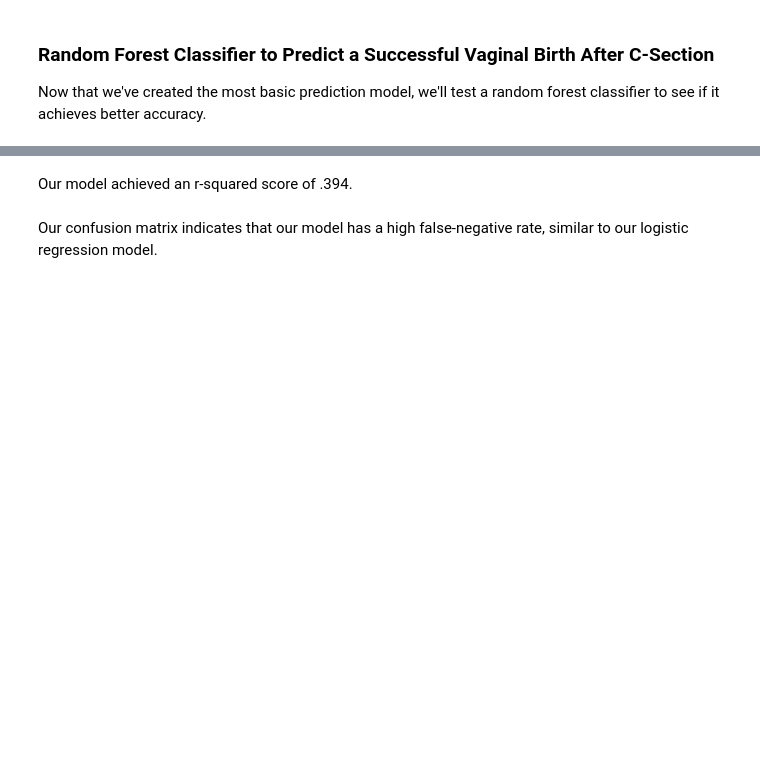
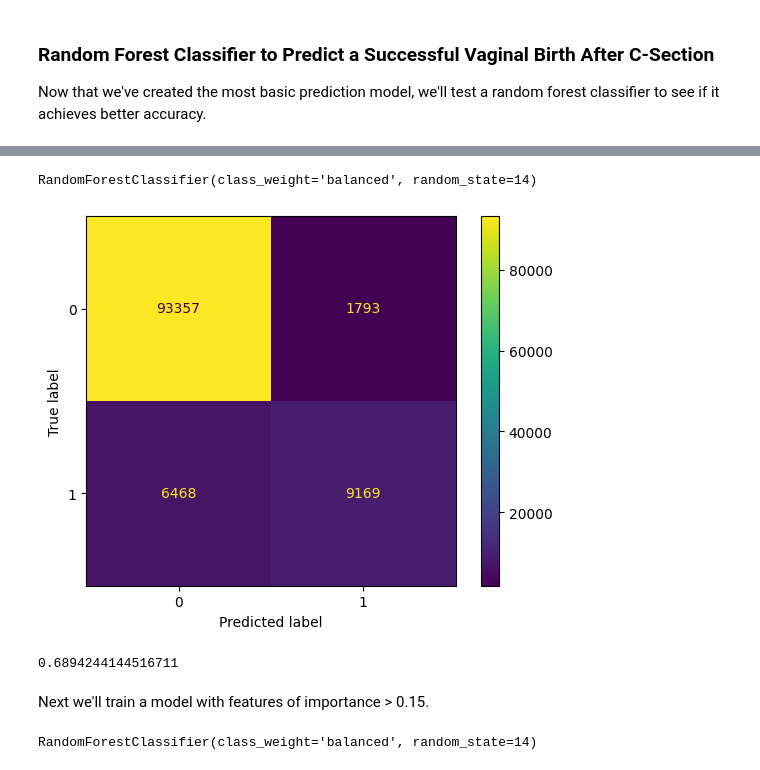
Before and after one commit to shroommu/natality-stats, a Jupyter notebook: notebooks/exploratory/vbac/03_02_modeling_rfc.ipynb, the cells around one changed output, grey strips where cells are left out. Saved outputs shown, nothing was run; the diff lists cells and outputs as text; code cells hidden in the pictures; blank space fills up the shorter version.

Commit message:
test multiple feature subsets and select the best model

```diff
--- a/notebooks/exploratory/vbac/03_02_modeling_rfc.ipynb
+++ b/notebooks/exploratory/vbac/03_02_modeling_rfc.ipynb
@@ -5,7 +5,12 @@ Now that we've created the most basic prediction model, we'll test a random fore
 # %%
 from pickle import load
 
-x_train = load(open("../../../data/processed/vbac/filtered_x_train_prepared.pkl", "rb"))
-x_test = load(open("../../../data/processed/vbac/filtered_x_test_prepared.pkl", "rb"))
+x_train_unfiltered = load(
+    open("../../../data/processed/vbac/X_train_prepared.pkl", "rb")
+)
+x_test_unfiltered = load(open("../../../data/processed/vbac/X_test_prepared.pkl", "rb"))
 y_test = load(open("../../../data/processed/vbac/y_test.pkl", "rb"))
 y_train = load(open("../../../data/processed/vbac/y_train.pkl", "rb"))
+feature_importances_df = load(
+    open("../../../data/processed/vbac/feature_importances_df.pkl", "rb")
+)
@@ -12,10 +41,23 @@ y_train = load(open("../../../data/processed/vbac/y_train.pkl", "rb"))
+# %%
+x_train_001 = x_train_unfiltered[
+    :,
+    feature_importances_df.loc[
+        feature_importances_df["importance"] > 0.01
+    ].index.tolist(),
+]
+x_test_001 = x_test_unfiltered[
+    :,
+    feature_importances_df.loc[
+        feature_importances_df["importance"] > 0.01
+    ].index.tolist(),
+]
 # %%
 from sklearn.ensemble import RandomForestClassifier
 
-rfc_model = RandomForestClassifier(random_state=14)
+rfc_model_001 = RandomForestClassifier(random_state=14, class_weight="balanced")
 
-rfc_model.fit(x_train, y_train)
+rfc_model_001.fit(x_train_001, y_train)
+# %% [output]
+RandomForestClassifier(class_weight='balanced', random_state=14)
 # %%
-predictions = rfc_model.predict(x_test)
+predictions_001 = rfc_model_001.predict(x_test_001)
-# %% [markdown]
-Our model achieved an r-squared score of .394.
@@ -28,11 +64,23 @@ r2
-# %% [markdown]
-Our confusion matrix indicates that our model has a high false-negative rate, similar to our logistic regression model.
 # %%
 import matplotlib.pyplot as plt
 
 from sklearn.metrics import confusion_matrix, ConfusionMatrixDisplay
 
-cm = confusion_matrix(y_test, predictions)
-disp = ConfusionMatrixDisplay(confusion_matrix=cm, display_labels=rfc_model.classes_)
+cm = confusion_matrix(y_test, predictions_001)
+disp = ConfusionMatrixDisplay(
+    confusion_matrix=cm, display_labels=rfc_model_001.classes_
+)
 disp.plot()
 plt.show()
+# %% [output]
+[figure, added]
+# %%
+from sklearn.metrics import f1_score
+
+f1_001 = f1_score(y_test, predictions_001)
+
+f1_001
+# %% [output]
+0.6894244144516711
+# %% [markdown]
+Next we'll train a model with features of importance > 0.15.
@@ -38,0 +100,8 @@ plt.show()
+# %%
+from sklearn.ensemble import RandomForestClassifier
+
+rfc_model_0015 = RandomForestClassifier(random_state=14, class_weight="balanced")
+
+rfc_model_0015.fit(x_train_0015, y_train)
+# %% [output]
+RandomForestClassifier(class_weight='balanced', random_state=14)
```
Also changed, not shown: parts of 31 cells of this notebook.
